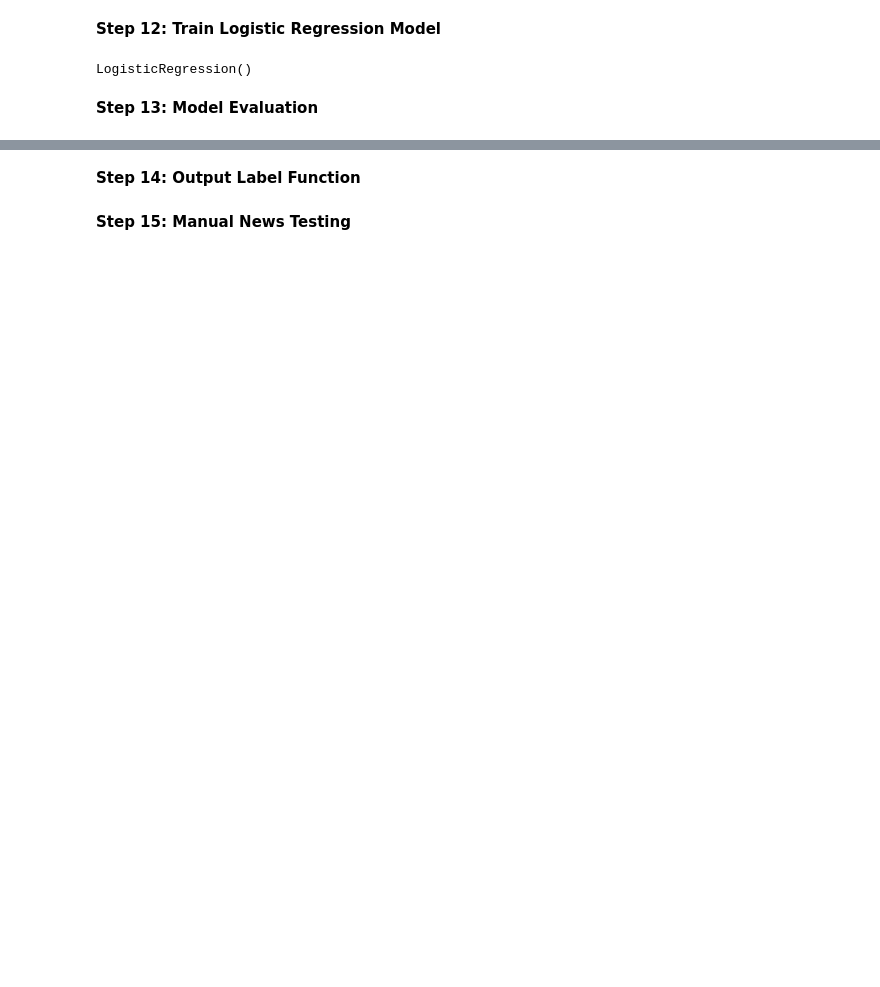
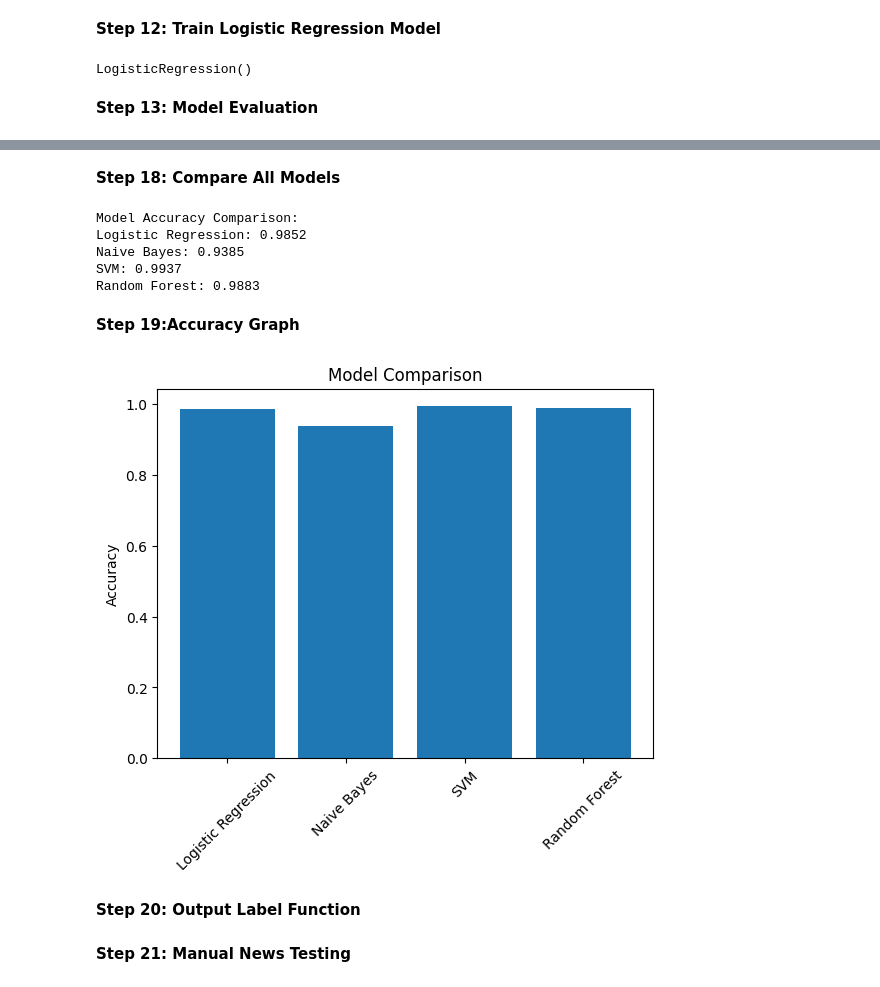
Before and after one commit to Robbysaeful/Fake-News-Detection-ML, a Jupyter notebook: Fake_News_Detection.ipynb, the cells around one changed output, grey strips where cells are left out. Cells and saved outputs as stored; diff of their text form; code cells hidden in the pictures; blank space fills up the shorter version.

```diff
--- a/Fake_News_Detection.ipynb
+++ b/Fake_News_Detection.ipynb
@@ -238,0 +267,10 @@ weighted avg       0.99      0.99      0.99     11220
+# %%
+from sklearn.svm import LinearSVC
+
+SVM = LinearSVC()
+SVM.fit(xv_train, y_train)
+
+pred_svm = SVM.predict(xv_test)
+
+print("SVM Accuracy:", accuracy_score(y_test, pred_svm))
+print(classification_report(y_test, pred_svm))
@@ -238,0 +289,10 @@ weighted avg       0.99      0.99      0.99     11220
+# %%
+from sklearn.ensemble import RandomForestClassifier
+
+RF = RandomForestClassifier(n_estimators=100, random_state=42)
+RF.fit(xv_train, y_train)
+
+pred_rf = RF.predict(xv_test)
+
+print("Random Forest Accuracy:", accuracy_score(y_test, pred_rf))
+print(classification_report(y_test, pred_rf))
@@ -239,2 +309,36 @@ weighted avg       0.99      0.99      0.99     11220
+# %% [markdown]
+**Step 18: Compare All Models**
+# %%
+# Model Comparison
+
+models = {
+    "Logistic Regression": LR.score(xv_test, y_test),
+    "Naive Bayes": NB.score(xv_test, y_test),
+    "SVM": SVM.score(xv_test, y_test),
+    "Random Forest": RF.score(xv_test, y_test)
+}
+
+print("\nModel Accuracy Comparison:")
+for model, acc in models.items():
+    print(f"{model}: {acc:.4f}")
+# %% [output]
+Model Accuracy Comparison:
+Logistic Regression: 0.9852
+Naive Bayes: 0.9385
+SVM: 0.9937
+Random Forest: 0.9883
+# %% [markdown]
+**Step 19:Accuracy Graph**
+# %%
+import matplotlib.pyplot as plt
+
+plt.figure()
+plt.bar(models.keys(), models.values())
+plt.xticks(rotation=45)
+plt.ylabel("Accuracy")
+plt.title("Model Comparison")
+plt.show()
+# %% [output]
+[figure, added]
 # %% [markdown]
-**Step 14: Output Label Function**
+**Step 20: Output Label Function**
@@ -247,4 +348,4 @@ def output_lable(n):
 # %% [markdown]
-**Step 15: Manual News Testing**
+**Step 21: Manual News Testing**
 # %%
 def manual_testing(news):
```
Also changed, not shown: parts of 21 cells of this notebook.
